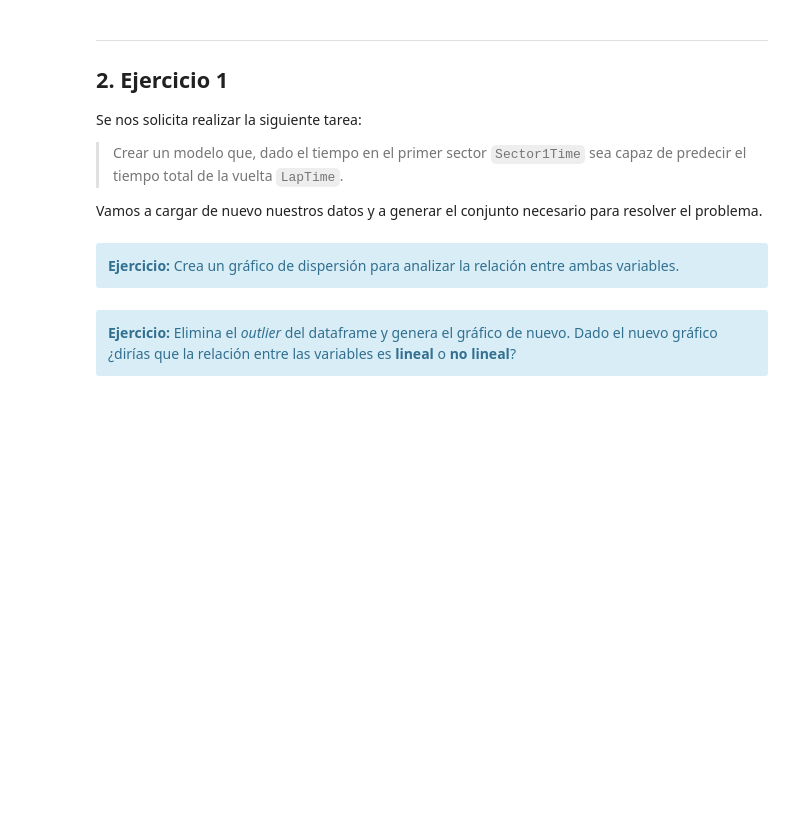
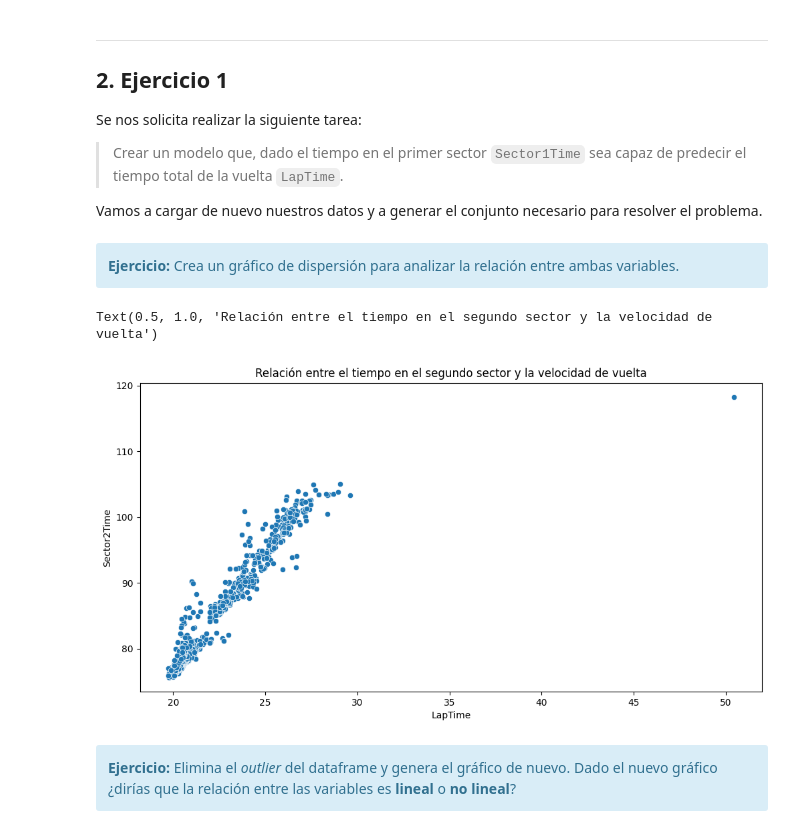
Before and after one commit to medinafdzz/Sistemas-Inteligentes, a Jupyter notebook: prácticas/ES/P3/P3.2-Regresión.ipynb, the cells around one changed output. Drawn from its saved outputs; the diff is of its cells as text; code cells hidden in the pictures; blank space fills up the shorter version.

```diff
--- a/prácticas/ES/P3/P3.2-Regresión.ipynb
+++ b/prácticas/ES/P3/P3.2-Regresión.ipynb
@@ -45,3 +40,19 @@ import seaborn as sns
+# %%
+import matplotlib.pyplot as plt
+import seaborn as sns
+
+data["Sector1Time"]=data["Sector1Time"].dt.total_seconds()
+data["LapTime"]= data["LapTime"].dt.total_seconds()
+# Tu código aquí
+fig_size=(12,6)
+plt.figure(figsize=fig_size); # Tamaño del plot
+the_plot = sns.scatterplot(data=data, x=data["Sector1Time"], y=data["LapTime"])
+the_plot.set_ylabel("Sector2Time")
+the_plot.set_xlabel("LapTime")
+the_plot.set_title("Relación entre el tiempo en el segundo sector y la velocidad de vuelta")
+# %% [output]
+Text(0.5, 1.0, 'Relación entre el tiempo en el segundo sector y la velocidad de vuelta')
+[figure, added]
 # %% [markdown]
 <div class="alert alert-block alert-info">
     <b>Ejercicio:</b> Elimina el <i>outlier</i> del dataframe y genera el gráfico de nuevo. Dado el nuevo gráfico ¿dirías que la relación entre las variables es <strong>lineal</strong> o <strong>no lineal</strong>?
```
Also changed, not shown: parts of 21 cells of this notebook.
